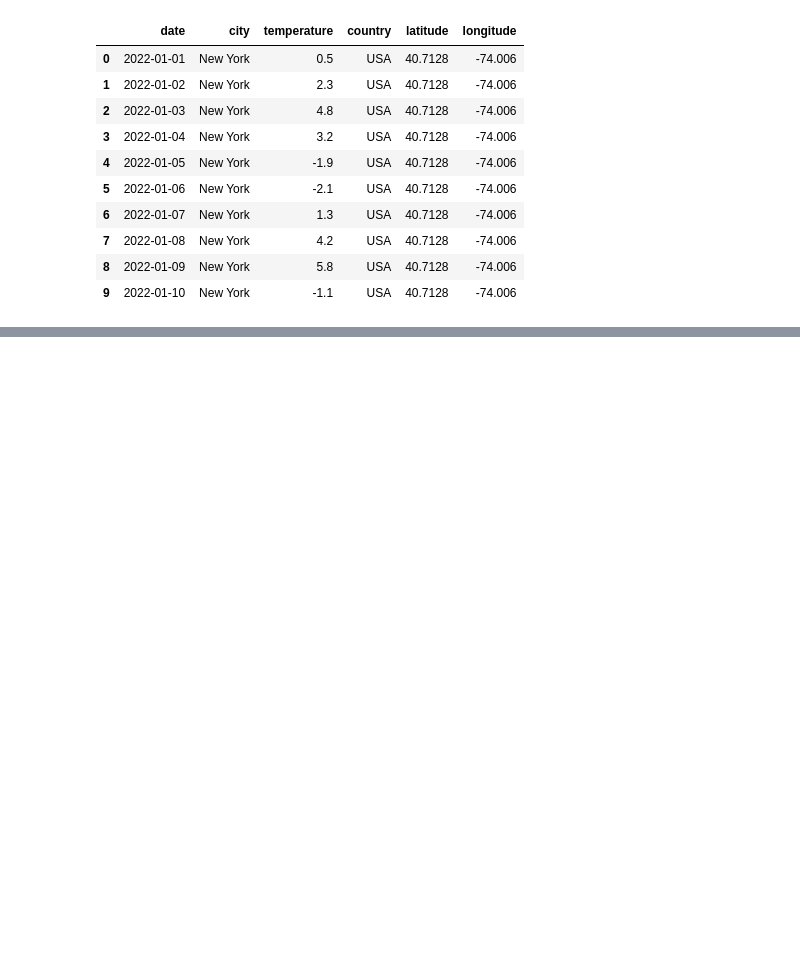
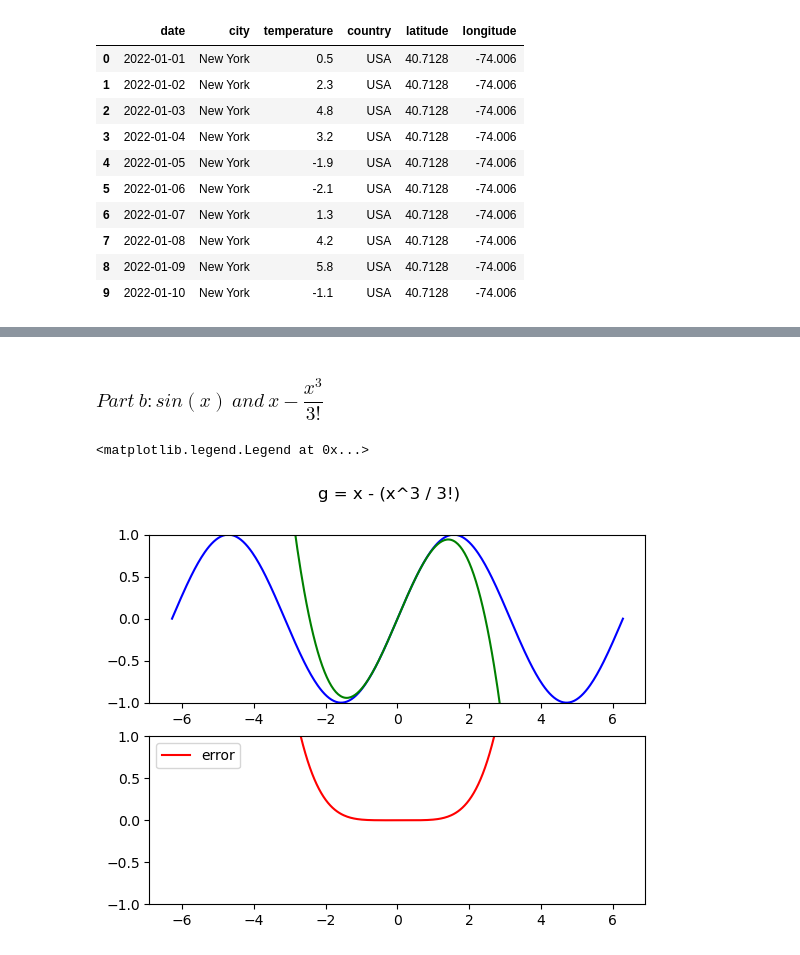
Before and after one commit to arianaira/numerical-analysis-course, a Jupyter notebook: numrical_analysis.ipynb, the cells around one changed output, grey strips where cells are left out. Drawn from its saved outputs; the diff is of its cells as text; code cells hidden in the pictures; blank space fills up the shorter version.

```diff
--- a/numrical_analysis.ipynb
+++ b/numrical_analysis.ipynb
@@ -634,0 +583,16 @@ df_merged.head(10)
+# %% [markdown]
+### $Part\ b: sin(x)\ and\ x - \dfrac{x ^ 3}{3!}$
+# %%
+g = x - x ** 3 / math.factorial(3)
+fig, (ax1, ax2) = plt.subplots(2)
+err = abs(y - g)
+ax1.set_ylim([-1, 1])
+ax2.set_ylim([-1, 1])
+ax1.plot(x, y, color='b', label='sin')
+ax1.plot(x, g, color='g', label='x')
+ax2.plot(x, err, color='r', label='error')
+fig.suptitle('g = x - (x^3 / 3!)')
+plt.legend(loc='upper left')
+# %% [output]
+<matplotlib.legend.Legend at 0x...>
+[figure, added]
```
Also changed, not shown: parts of 52 cells of this notebook.
